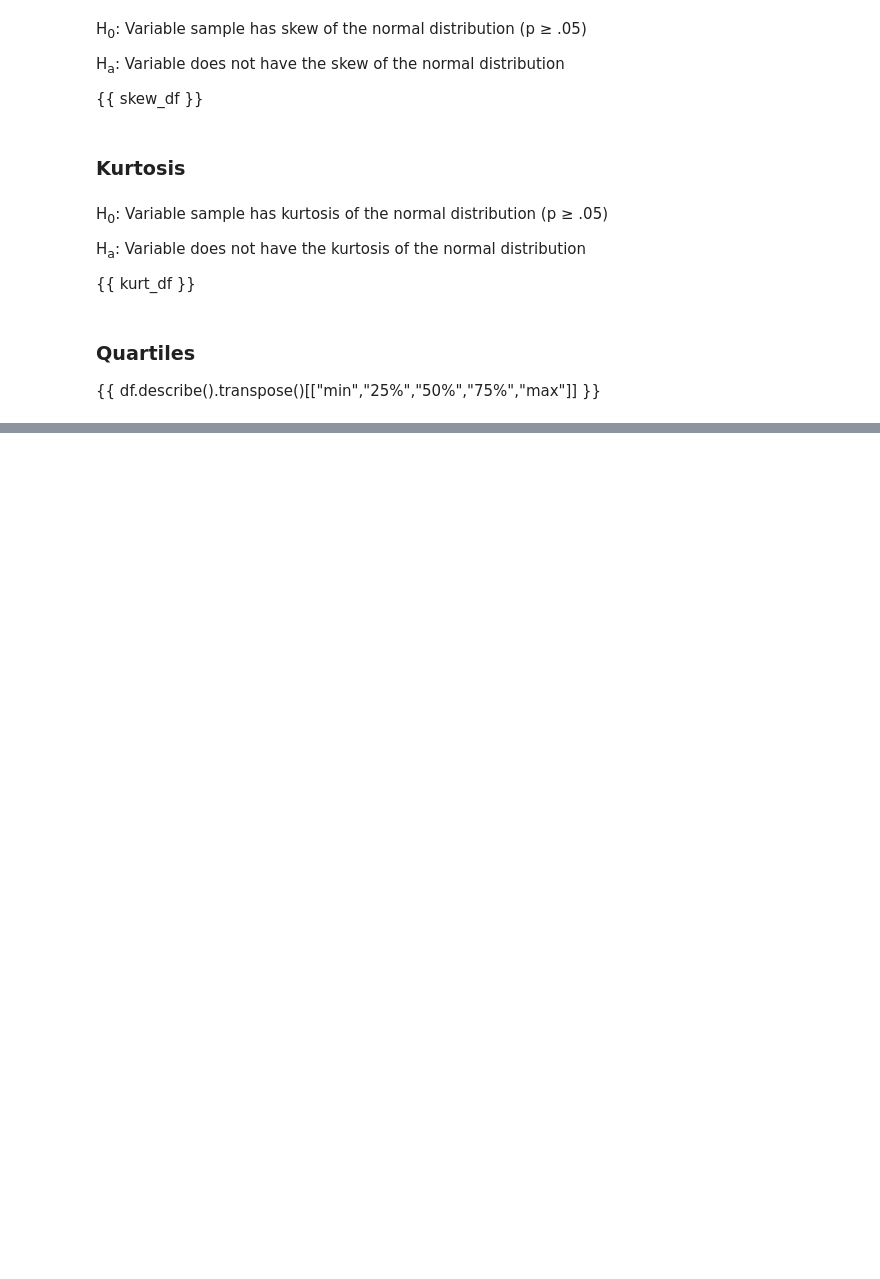
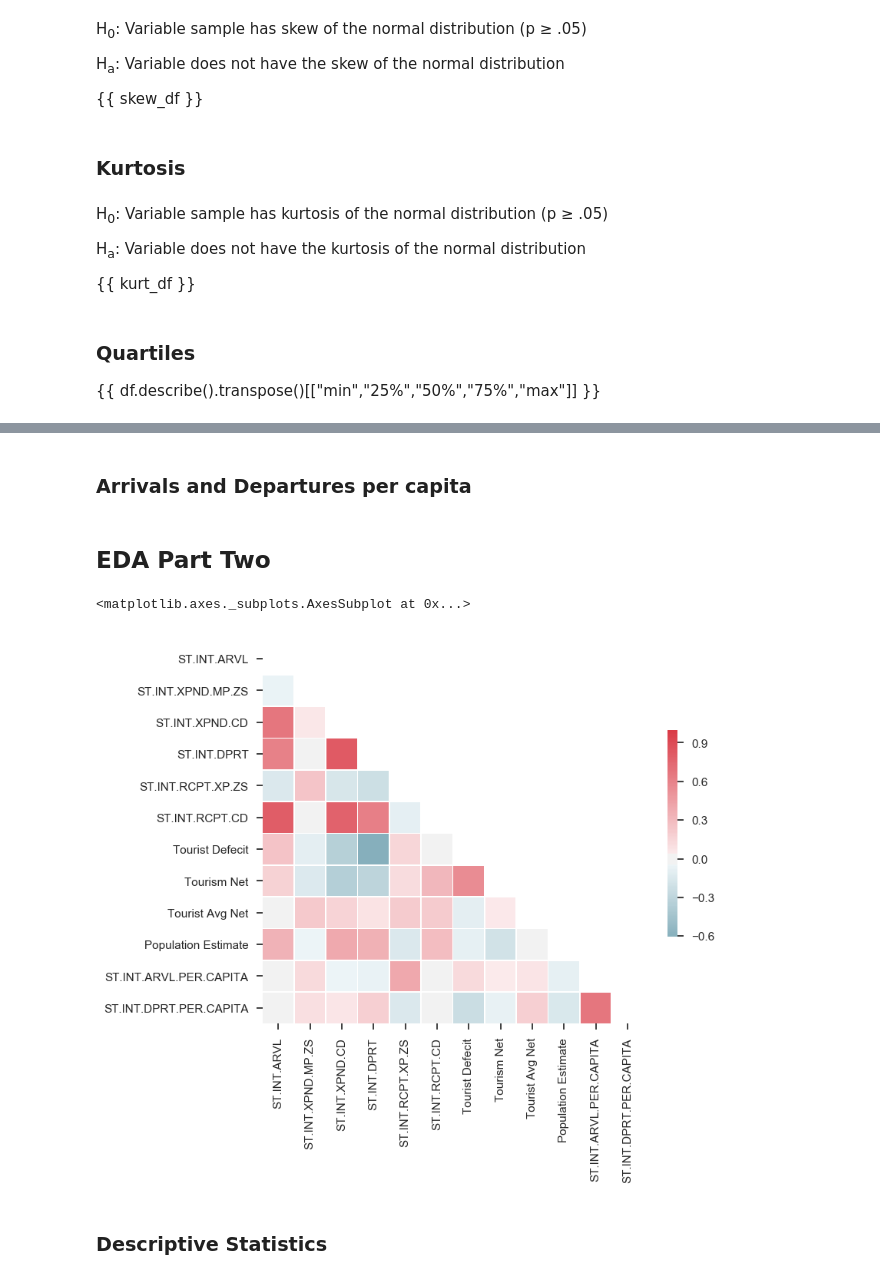
Before and after one commit to noahbjohnson/senior-project, a Jupyter notebook: notebooks/3.ipynb, the cells around one changed output, grey strips where cells are left out. Drawn from its saved outputs; the diff is of its cells as text; code cells hidden in the pictures; blank space fills up the shorter version.

```diff
--- a/notebooks/3.ipynb
+++ b/notebooks/3.ipynb
@@ -105,0 +216,10 @@ plt.show()
+# %%
+""" Tourist net ($ More exports than imports)
+"""
+df_small["Tourism Net"] = df_small["ST.INT.RCPT.CD"] - \
+    df_small["ST.INT.XPND.CD"]
+# %%
+""" Tourist avg net ($ receipt per arrival)
+"""
+df_small["Tourist Avg Net"] = df_small["ST.INT.RCPT.CD"] / \
+    df_small["ST.INT.ARVL"]
@@ -105,0 +228,8 @@ plt.show()
+# %%
+# Drop nan rows to avoid div/0 errors and load population data
+# 4945 rows to start
+# 4609 rows if drop where all = nan
+# 2057 rows if drop where any = nan
+df_small.dropna(how='all', inplace=True)
+
+pop_df = pd.read_csv("../data/external/Population/population.csv")
@@ -105,0 +275,29 @@ plt.show()
+# %% [markdown]
+### Arrivals and Departures per capita
+# %%
+df_with_pop['ST.INT.ARVL.PER.CAPITA'] = df_with_pop[
+    'ST.INT.ARVL'] / df_with_pop['Population Estimate']
+
+df_with_pop['ST.INT.DPRT.PER.CAPITA'] = df_with_pop[
+    'ST.INT.DPRT'] / df_with_pop['Population Estimate']
+# %% [markdown]
+## EDA Part Two
+# %%
+""" Plot a (non-square) correlation heatmap
+"""
+corr = df_with_pop.corr()
+mask = np.zeros_like(corr, dtype=np.bool)
+mask[np.triu_indices_from(mask)] = True
+f, ax = plt.subplots(figsize=(8, 7))
+cmap = sns.diverging_palette(220, 10, as_cmap=True)
+sns.heatmap(corr,
+            mask=mask,
+            cmap=cmap,
+            vmax=1,
+            center=0,
+            square=True,
+            linewidths=.5,
+            cbar_kws={"shrink": .5})
+# %% [output]
+<matplotlib.axes._subplots.AxesSubplot at 0x...>
+[figure, added]
@@ -105,0 +311,2 @@ plt.show()
+# %% [markdown]
+### Descriptive Statistics
```
Also changed, not shown: parts of 35 cells of this notebook.
